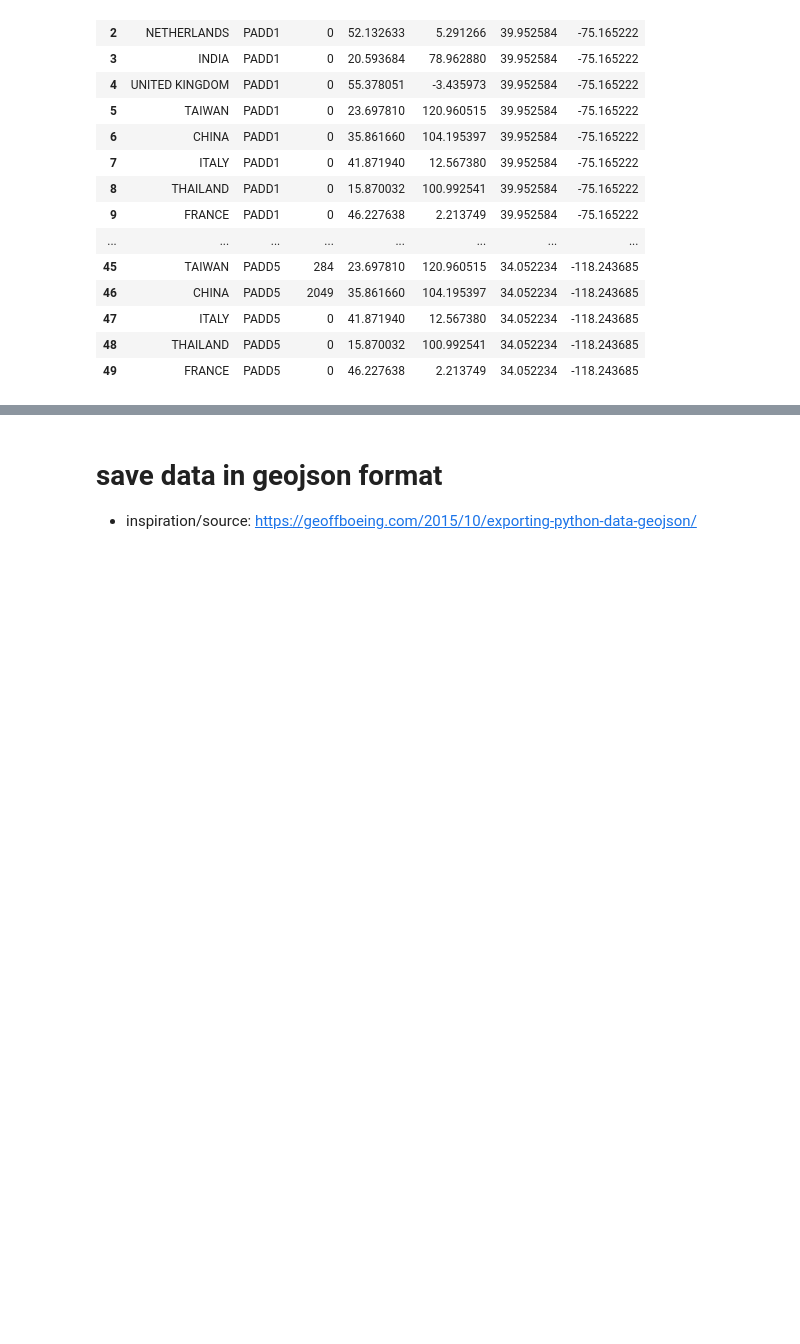
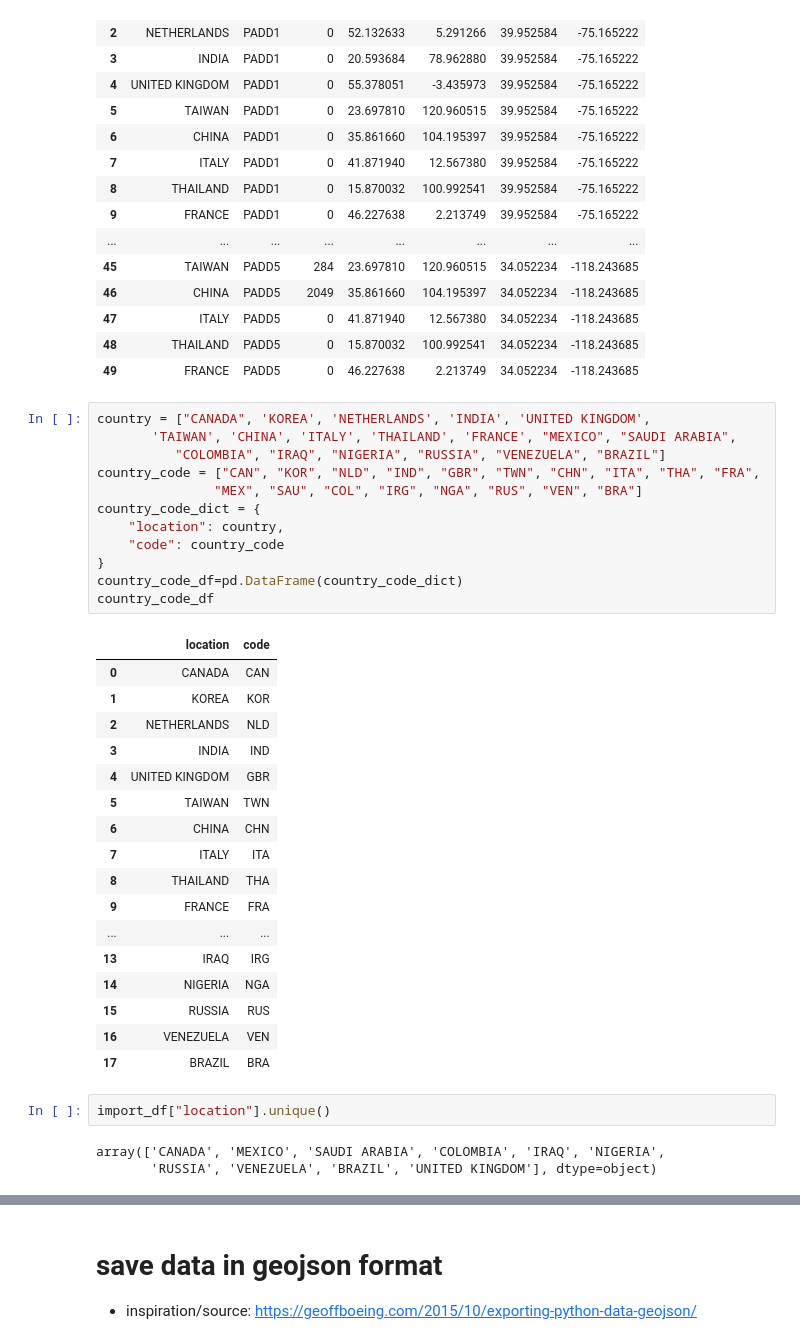
Before and after one commit to OlegRyzhkov2020/oil-project, a Jupyter notebook: export_import/US_expo_imp.ipynb, the cells around one changed output, grey strips where cells are left out. Drawn from its saved outputs; the diff is of its cells as text; blank space fills up the shorter version.

```diff
--- a/export_import/US_expo_imp.ipynb
+++ b/export_import/US_expo_imp.ipynb
@@ -962,3 +932,38 @@ export_df
 | 47 | ITALY | PADD5 | 0 | 41.871940 | 12.567380 | 34.052234 | -118.243685 |
 | 48 | THAILAND | PADD5 | 0 | 15.870032 | 100.992541 | 34.052234 | -118.243685 |
 | 49 | FRANCE | PADD5 | 0 | 46.227638 | 2.213749 | 34.052234 | -118.243685 |
+# %%
+country = ["CANADA", 'KOREA', 'NETHERLANDS', 'INDIA', 'UNITED KINGDOM',
+       'TAIWAN', 'CHINA', 'ITALY', 'THAILAND', 'FRANCE', "MEXICO", "SAUDI ARABIA",
+          "COLOMBIA", "IRAQ", "NIGERIA", "RUSSIA", "VENEZUELA", "BRAZIL"]
+country_code = ["CAN", "KOR", "NLD", "IND", "GBR", "TWN", "CHN", "ITA", "THA", "FRA",
+               "MEX", "SAU", "COL", "IRG", "NGA", "RUS", "VEN", "BRA"]
+country_code_dict = {
+    "location": country,
+    "code": country_code
+}
+country_code_df=pd.DataFrame(country_code_dict)
+country_code_df
+# %% [output]
+|  | location | code |
+| 0 | CANADA | CAN |
+| 1 | KOREA | KOR |
+| 2 | NETHERLANDS | NLD |
+| 3 | INDIA | IND |
+| 4 | UNITED KINGDOM | GBR |
+| 5 | TAIWAN | TWN |
+| 6 | CHINA | CHN |
+| 7 | ITALY | ITA |
+| 8 | THAILAND | THA |
+| 9 | FRANCE | FRA |
+| ... | ... | ... |
+| 13 | IRAQ | IRG |
+| 14 | NIGERIA | NGA |
+| 15 | RUSSIA | RUS |
+| 16 | VENEZUELA | VEN |
+| 17 | BRAZIL | BRA |
+# %%
+import_df["location"].unique()
+# %% [output]
+array(['CANADA', 'MEXICO', 'SAUDI ARABIA', 'COLOMBIA', 'IRAQ', 'NIGERIA',
+       'RUSSIA', 'VENEZUELA', 'BRAZIL', 'UNITED KINGDOM'], dtype=object)
```
Also changed, not shown: parts of 13 cells of this notebook, 5 other files.
